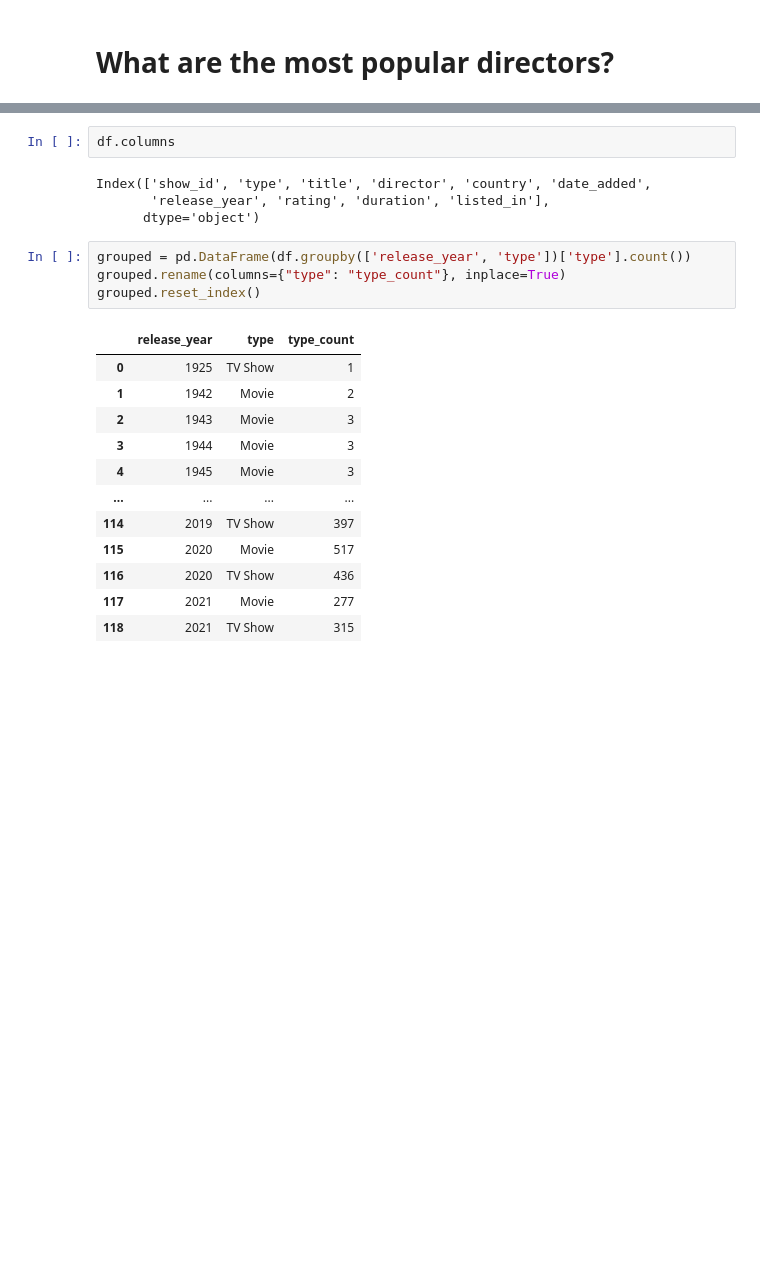
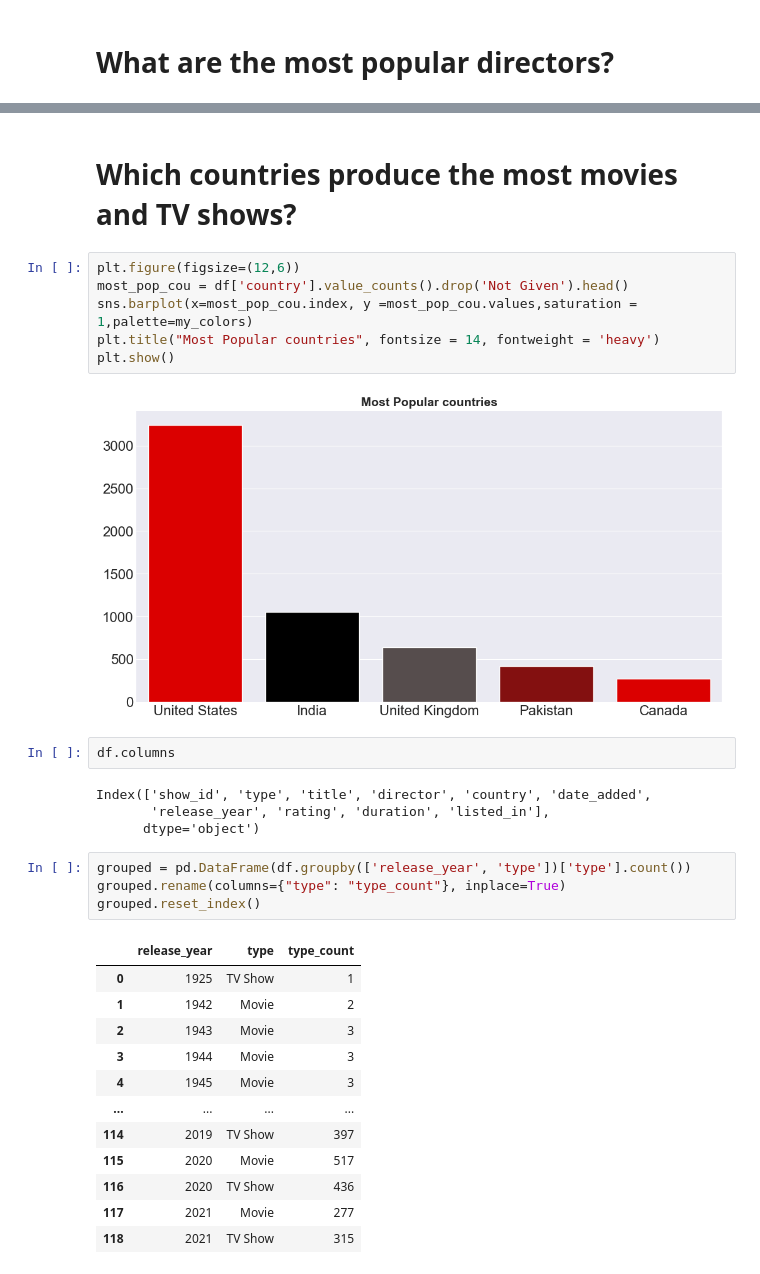
Before and after one commit to Anas20001/Netflix-Movies-Series-EDA, a Jupyter notebook: Notebooks/netflix-eda.ipynb, the cells around one changed output, grey strips where cells are left out. Drawn from its saved outputs; the diff is of its cells as text; blank space fills up the shorter version.

```diff
--- a/Notebooks/netflix-eda.ipynb
+++ b/Notebooks/netflix-eda.ipynb
@@ -257,3 +256,13 @@ plt.show()
+# %% [markdown]
+# Which countries produce the most movies and TV shows?
+# %%
+plt.figure(figsize=(12,6))
+most_pop_cou = df['country'].value_counts().drop('Not Given').head()
+sns.barplot(x=most_pop_cou.index, y =most_pop_cou.values,saturation = 1,palette=my_colors)
+plt.title("Most Popular countries", fontsize = 14, fontweight = 'heavy')
+plt.show()
+# %% [output]
+[figure, added]
 # %%
 df.columns
 # %% [output]
```
Also changed, not shown: parts of 2 cells of this notebook.
